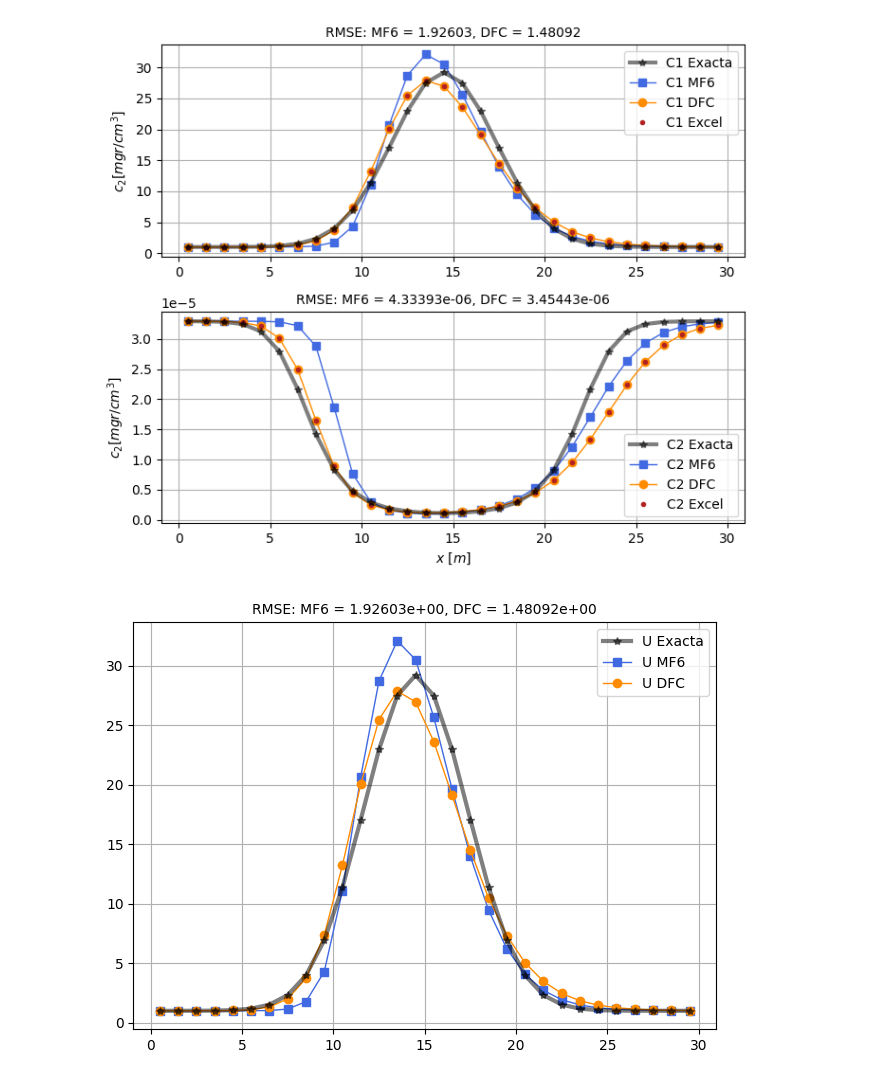
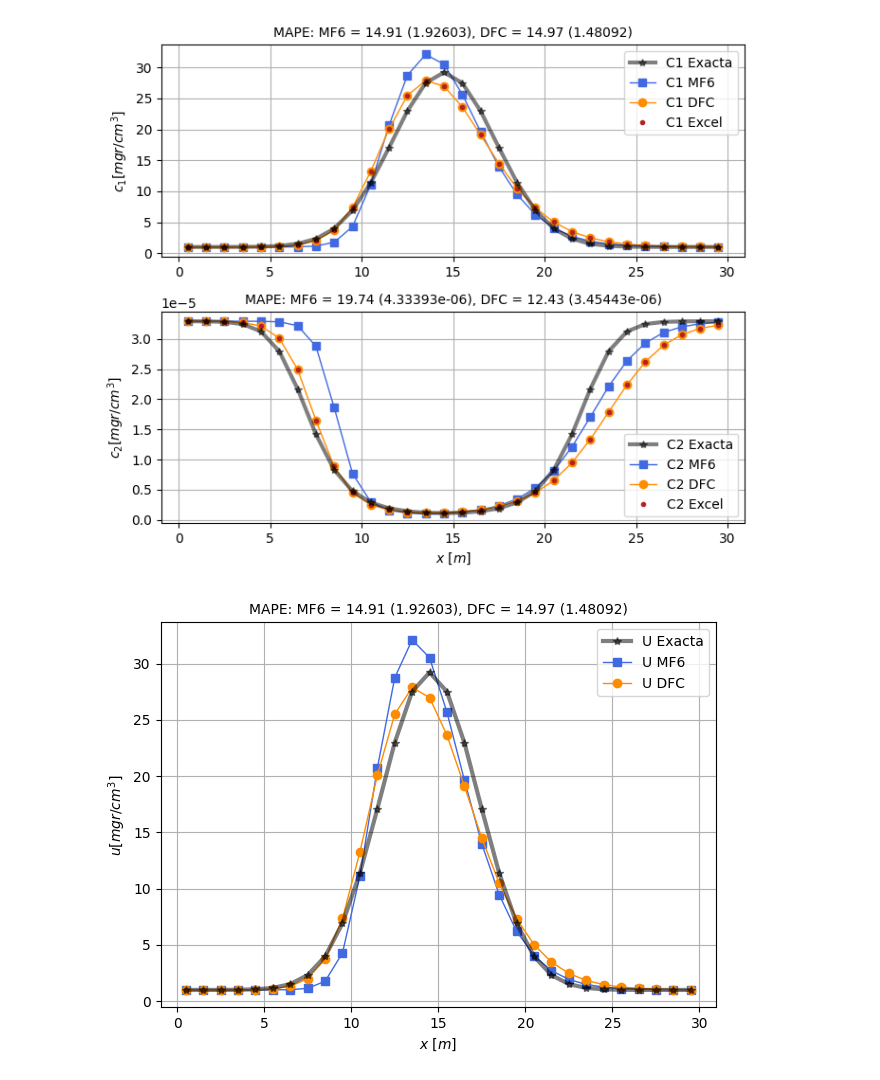
Before and after one commit to luiggix/RTWMA, a Jupyter notebook: benchmarks/03_wma/02_GWF_GWT_API_WMA_Yeso/vis.ipynb, the cells around one changed output. Cells and saved outputs as stored; diff of their text form; code cells hidden in the pictures.

Commit message:
visual

```diff
--- a/benchmarks/03_wma/02_GWF_GWT_API_WMA_Yeso/vis.ipynb
+++ b/benchmarks/03_wma/02_GWF_GWT_API_WMA_Yeso/vis.ipynb
@@ -67,8 +75,8 @@ ax[0].plot(x, c1_mf6, "s-", c = "royalblue", lw = 1.0, label="C1 MF6", zorder=5)
 ###ax[0].plot(x, wma_tvd_fin[0], "o-", c = "purple" , lw = 1.0, label="C1 MF6-TVD", zorder=5)
 ax[0].plot(x, c1_dfc, "o-", c = "darkorange", lw = 1.0, label="C1 DFC", zorder=5)
 ax[0].plot(x, c1, ".", c = "firebrick", label="C1 Excel", zorder=5)
-ax[0].set_title(f"RMSE: MF6 = {RMSE_c1_mf6:2.5f}, DFC = {RMSE_c1_dfc:2.5f}", fontsize=10)
-ax[0].set_ylabel("$c_2 [mgr/cm^{3}]$")
+ax[0].set_title(f"MAPE: MF6 = {MAPE_c1_mf6:2.2f} ({RMSE_c1_mf6:2.5f}), DFC = {MAPE_c1_dfc:2.2f} ({RMSE_c1_dfc:2.5f})", fontsize=10)
+ax[0].set_ylabel("$c_1 [mgr/cm^{3}]$")
 ax[0].grid()
 ax[0].legend()
 
@@ -77,7 +85,7 @@ ax[1].plot(x, c2_mf6, "s-", c = "royalblue", lw = 1.0, label="C2 MF6", zorder=5)
 ###ax[1].plot(x, wma_tvd_fin[1], "o-", c = "purple" , lw = 1.0, label="C2 MF6-TVD", zorder=5)
 ax[1].plot(x, c2_dfc, "o-", c = "darkorange", lw = 1.0, label="C2 DFC", zorder=5)
 ax[1].plot(x, c2, ".", c = "firebrick", label="C2 Excel", zorder=5)
-ax[1].set_title(f"RMSE: MF6 = {RMSE_c2_mf6:2.5e}, DFC = {RMSE_c2_dfc:2.5e}", fontsize=10)
+ax[1].set_title(f"MAPE: MF6 = {MAPE_c2_mf6:2.2f} ({RMSE_c2_mf6:2.5e}), DFC = {MAPE_c2_dfc:2.2f} ({RMSE_c2_dfc:2.5e})", fontsize=10)
 ax[1].set_xlabel("$x$ [$m$]")
 ax[1].set_ylabel("$c_2 [mgr/cm^{3}]$")
 ax[1].grid()
@@ -86,17 +94,19 @@ ax[1].legend(loc="lower right")
 plt.tight_layout()
 plt.show()
 # %% [output]
-[figure, old version]
+[figure, new version]
 # %%
 fig, ax = plt.subplots(1, 1)
 ax.plot(x, u, "*-", c = "black", lw=3.0, alpha=0.5, label="U Exacta", zorder=6)
 ax.plot(x, u_mf6, "s-", c = "royalblue", lw = 1.0, label="U MF6", zorder=5)
 ax.plot(x, u_dfc, "o-", c = "darkorange", lw = 1.0, label="U DFC", zorder=5)
-ax.set_title(f"RMSE: MF6 = {RMSE_u_mf6:2.5e}, DFC = {RMSE_u_dfc:2.5e}", fontsize=10)
+ax.set_title(f"MAPE: MF6 = {MAPE_u_mf6:2.2f} ({RMSE_u_mf6:2.5f}), DFC = {MAPE_u_dfc:2.2f} ({RMSE_u_dfc:2.5f})", fontsize=10)
+ax.set_xlabel("$x$ [$m$]")
+ax.set_ylabel("$u [mgr/cm^{3}]$")
 ax.grid()
 ax.legend(loc="upper right")
 
 plt.tight_layout()
 plt.show()
 # %% [output]
-[figure, old version]
+[figure, new version]
```
Also changed, not shown: parts of 1 cell of this notebook, 3 other files.
